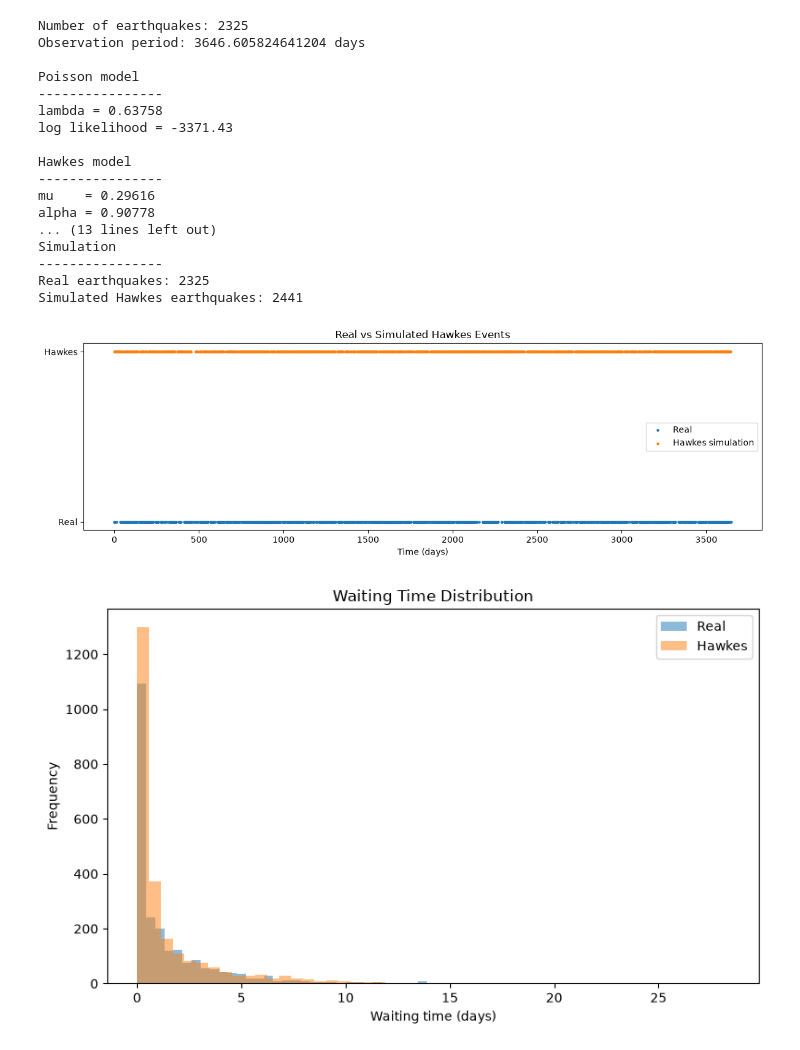
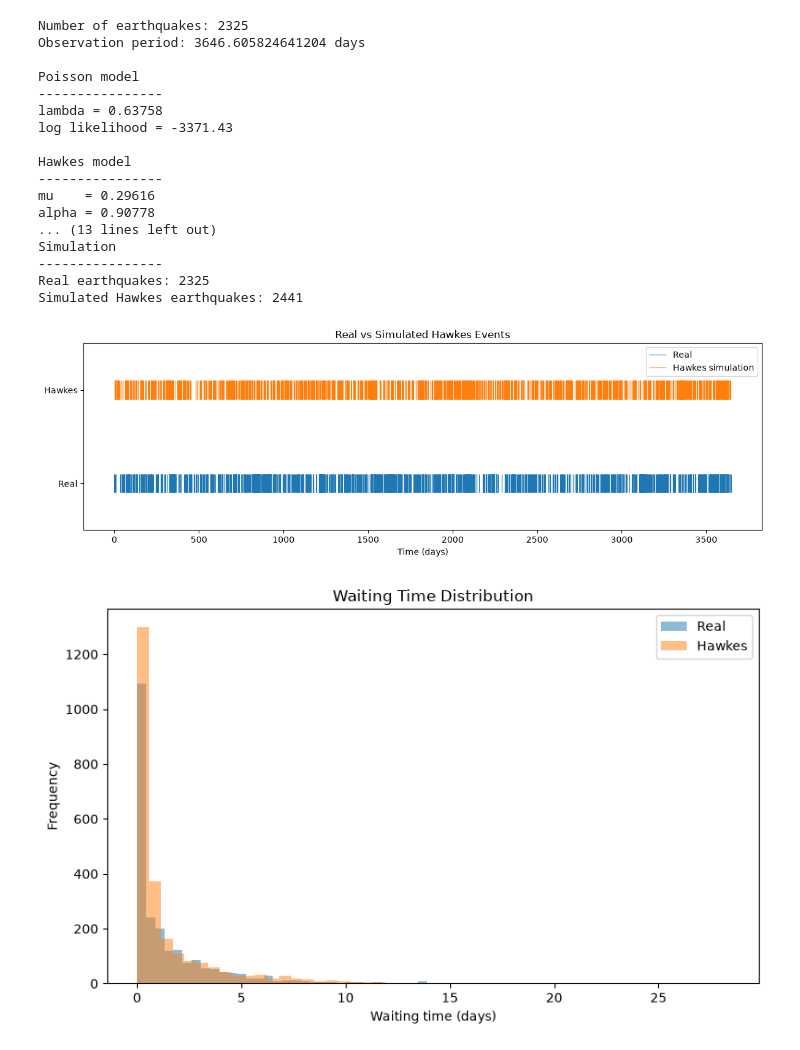
Before and after one commit to fgias/earthquakes_hawkes, a Jupyter notebook: notebooks/04_diagnostics.ipynb, the cells around one changed output. Cells and saved outputs as stored; diff of their text form; code cells hidden in the pictures.

```diff
--- a/notebooks/04_diagnostics.ipynb
+++ b/notebooks/04_diagnostics.ipynb
@@ -210,17 +210,20 @@ print("Simulated Hawkes earthquakes:", len(hawkes_sim))
 
 plt.figure(figsize=(12,4))
 
-plt.scatter(
+plt.vlines(
     times,
-    np.zeros(N),
-    s=5,
+    -0.1,
+    0.1,
+    linewidth=0.8,
     label="Real"
 )
 
-plt.scatter(
+plt.vlines(
     hawkes_sim,
-    np.ones(len(hawkes_sim)),
-    s=5,
+    0.9,
+    1.1,
+    linewidth=0.8,
+    color="C1",
     label="Hawkes simulation"
 )
 
@@ -229,10 +232,12 @@ plt.yticks(
     ["Real", "Hawkes"]
 )
 
+plt.ylim(-0.5, 1.5)
+
 plt.xlabel("Time (days)")
 plt.title("Real vs Simulated Hawkes Events")
 
-plt.legend()
+plt.legend(loc="upper right")
 
 plt.tight_layout()
 plt.savefig("../figures/04_real_vs_hawkes_timeline.png", dpi=150, bbox_inches="tight")
@@ -307,34 +312,34 @@ constant rate.
 
 The Hawkes model allows earthquakes to trigger additional
 events.
 
 If Hawkes has:
 - higher log likelihood,
 - lower AIC/BIC,
 - realistic simulations,
 
 then the earthquake catalogue shows evidence of
 self-excitation.
 """)
 # %% [output]
 Number of earthquakes: 2325
 Observation period: 3646.605824641204 days
 
 Poisson model
 ----------------
 lambda = 0.63758
 log likelihood = -3371.43
 
 Hawkes model
 ----------------
 mu    = 0.29616
 alpha = 0.90778
 ... (13 lines left out)
 Simulation
 ----------------
 Real earthquakes: 2325
 Simulated Hawkes earthquakes: 2441
-[figure, old version]
+[figure, new version]
 [figure]
 Branching ratio:
 n = alpha/beta = 0.5357
```
Also changed, not shown: 1 other file.
